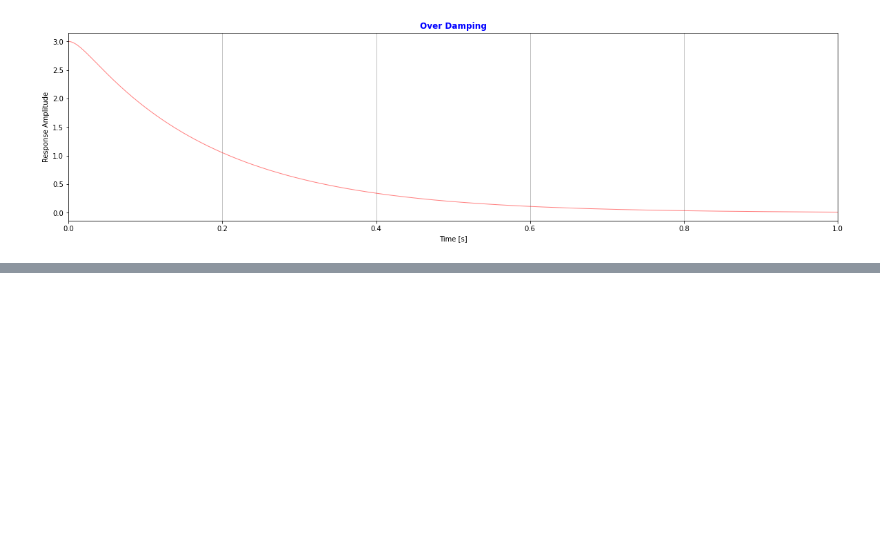
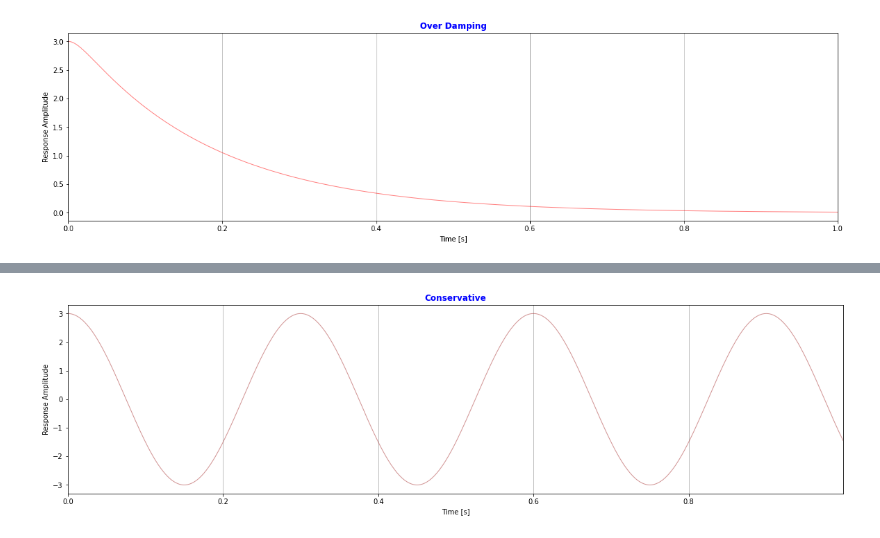
Before and after one commit to dembernostv/Repo_Seismic_Desing, a Jupyter notebook: examples/Example_Free_motion.ipynb, the cells around one changed output, grey strips where cells are left out. Saved outputs shown, nothing was run; the diff lists cells and outputs as text; code cells hidden in the pictures; blank space fills up the shorter version.

```diff
--- a/examples/Example_Free_motion.ipynb
+++ b/examples/Example_Free_motion.ipynb
@@ -198,0 +218,4 @@ xsc_vs_t.plot_Avst()
+# %%
+xcons_vs_t.plot_Avst()
+# %% [output]
+[figure, added]
```
Also changed, not shown: parts of 4 cells of this notebook, 1 other file.
